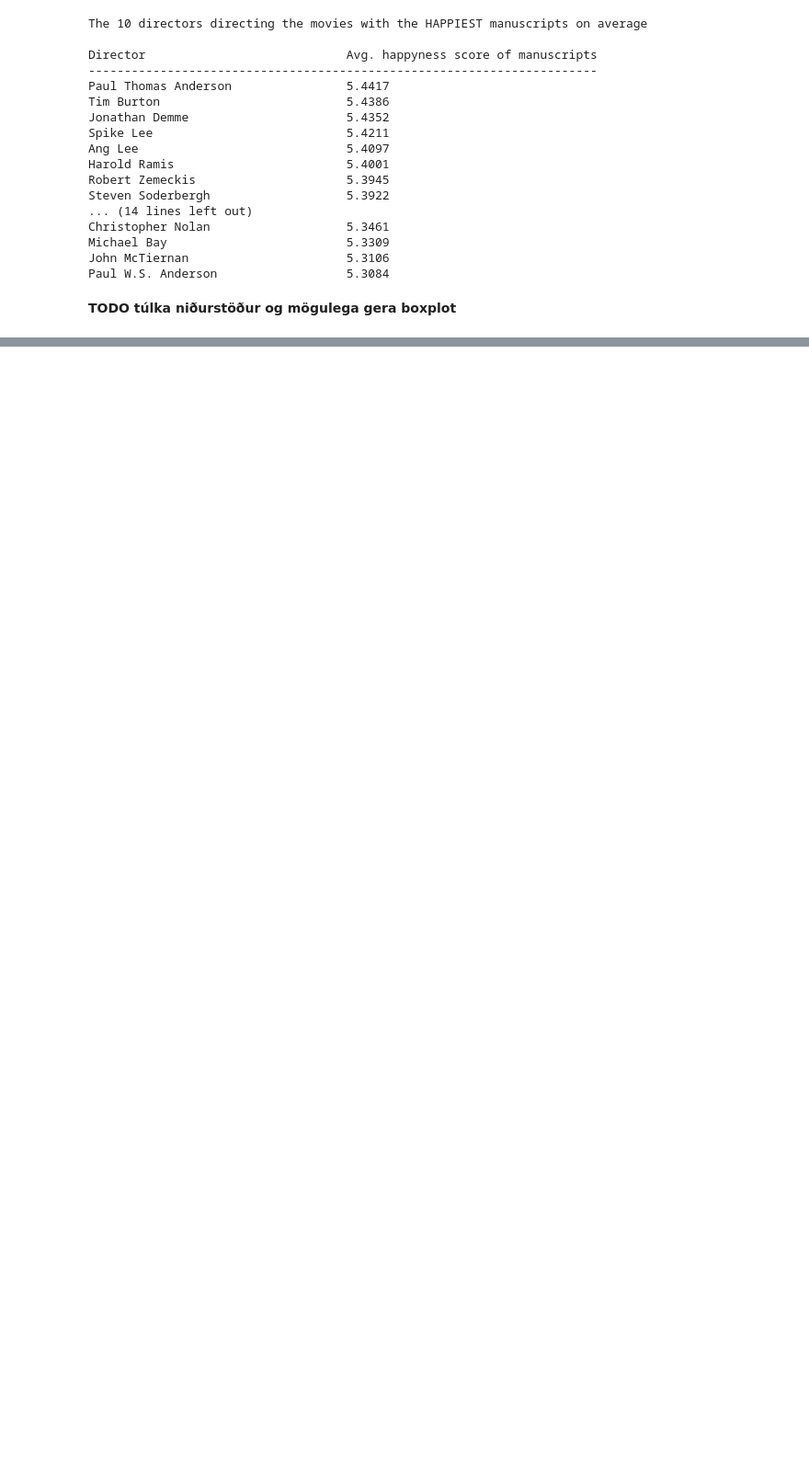
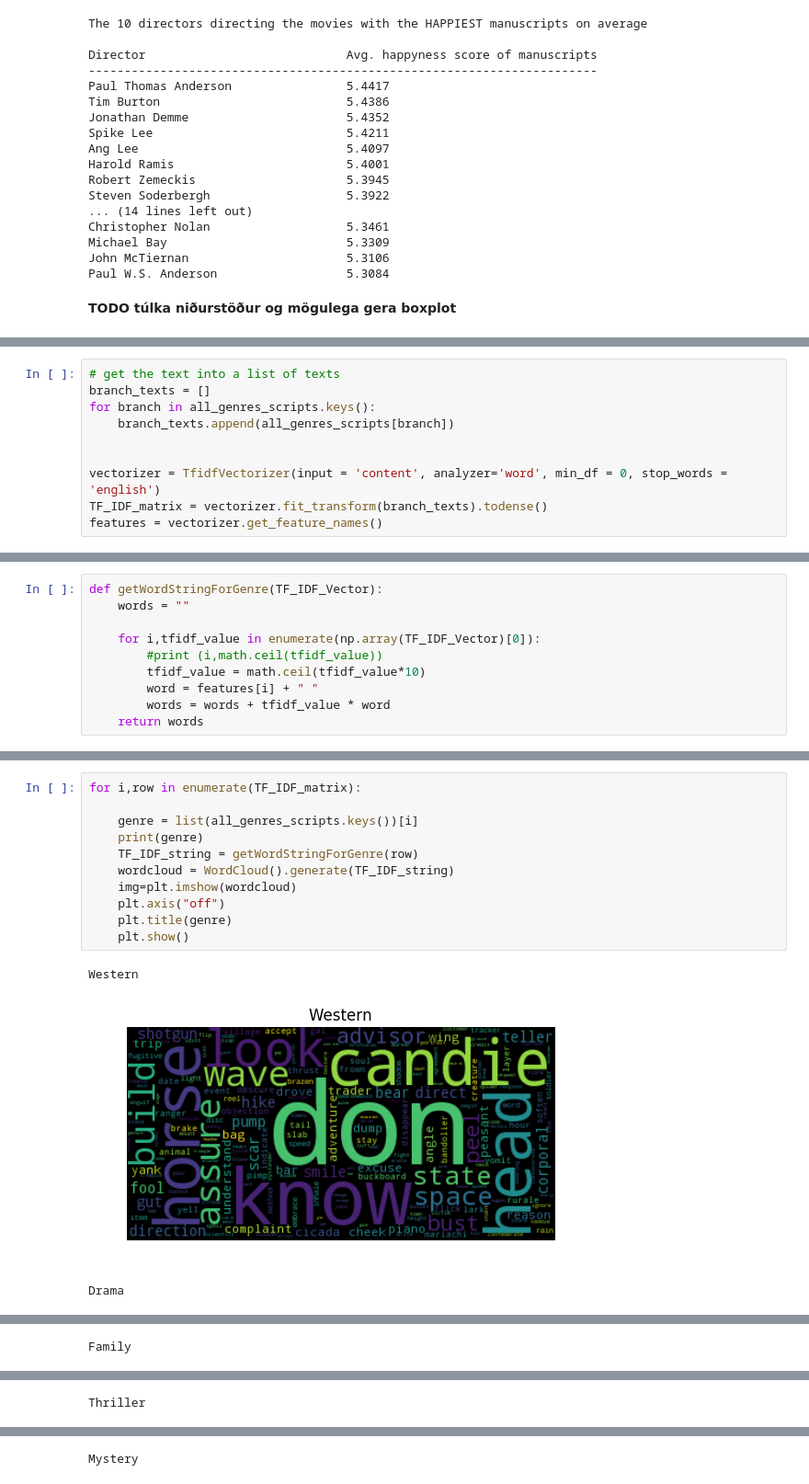
Before and after one commit to gretarg09/DTU__SocialGraphs-FinalProject, a Jupyter notebook: Notebooks/Manuscripts_analysis.ipynb, the cells around one changed output, grey strips where cells are left out. Shown at 92% size. Saved outputs shown, nothing was run; the diff lists cells and outputs as text; blank space fills up the shorter version.

Commit message:
first try on the word cloud

```diff
--- a/Notebooks/Manuscripts_analysis.ipynb
+++ b/Notebooks/Manuscripts_analysis.ipynb
@@ -646,0 +701,10 @@ Everything is ready to do a TF_IDF analysis of the manuscripts for each genre
+# %%
+# get the text into a list of texts
+branch_texts = []
+for branch in all_genres_scripts.keys():
+    branch_texts.append(all_genres_scripts[branch])
+
+
+vectorizer = TfidfVectorizer(input = 'content', analyzer='word', min_df = 0, stop_words = 'english')
+TF_IDF_matrix = vectorizer.fit_transform(branch_texts).todense()
+features = vectorizer.get_feature_names()
@@ -646,0 +713,10 @@ Everything is ready to do a TF_IDF analysis of the manuscripts for each genre
+# %%
+def getWordStringForGenre(TF_IDF_Vector):
+    words = ""
+
+    for i,tfidf_value in enumerate(np.array(TF_IDF_Vector)[0]):
+        #print (i,math.ceil(tfidf_value))
+        tfidf_value = math.ceil(tfidf_value*10)
+        word = features[i] + " "
+        words = words + tfidf_value * word
+    return words
@@ -646,0 +725,15 @@ Everything is ready to do a TF_IDF analysis of the manuscripts for each genre
+# %%
+for i,row in enumerate(TF_IDF_matrix):
+
+    genre = list(all_genres_scripts.keys())[i]
+    print(genre)
+    TF_IDF_string = getWordStringForGenre(row)
+    wordcloud = WordCloud().generate(TF_IDF_string)
+    img=plt.imshow(wordcloud)
+    plt.axis("off")
+    plt.title(genre)
+    plt.show()
+# %% [output]
+Western
+[figure, added]
+Drama
@@ -646,0 +741 @@ Everything is ready to do a TF_IDF analysis of the manuscripts for each genre
+Family
@@ -646,0 +743 @@ Everything is ready to do a TF_IDF analysis of the manuscripts for each genre
+Thriller
@@ -646,0 +745 @@ Everything is ready to do a TF_IDF analysis of the manuscripts for each genre
+Mystery
```
Also changed, not shown: parts of 22 cells of this notebook.
